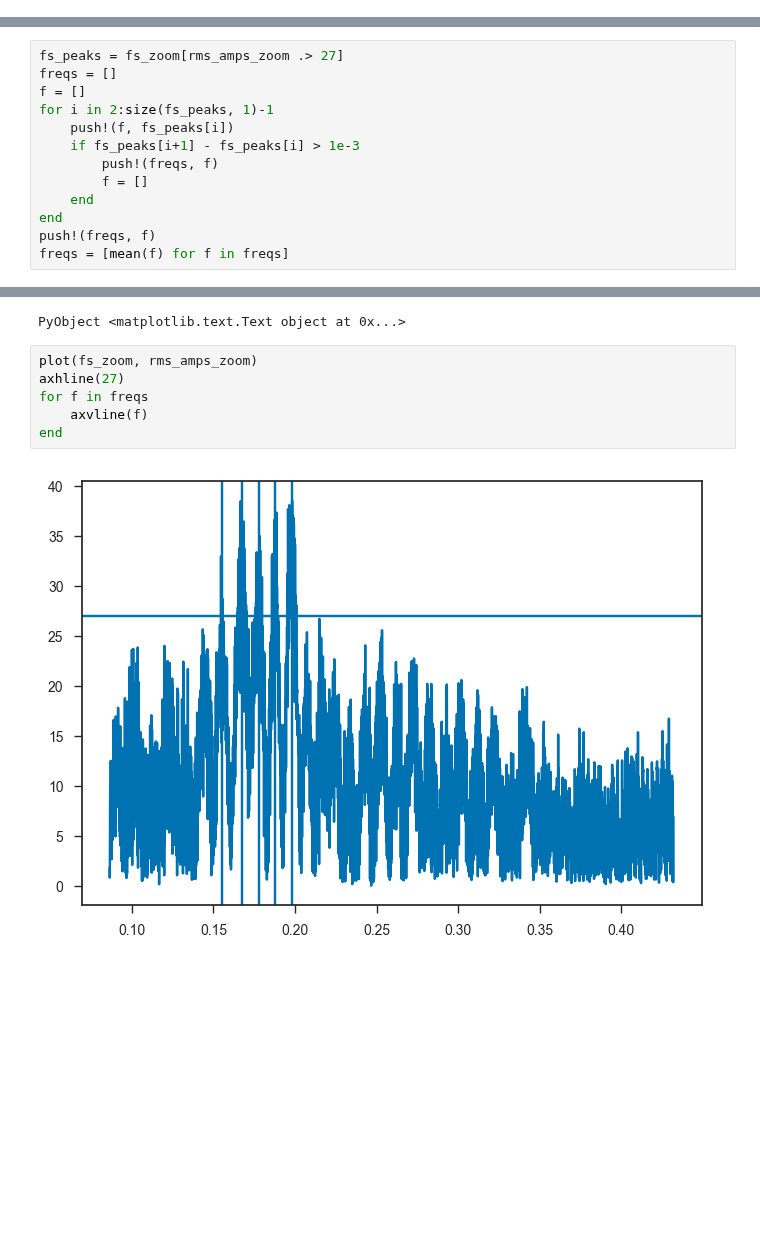
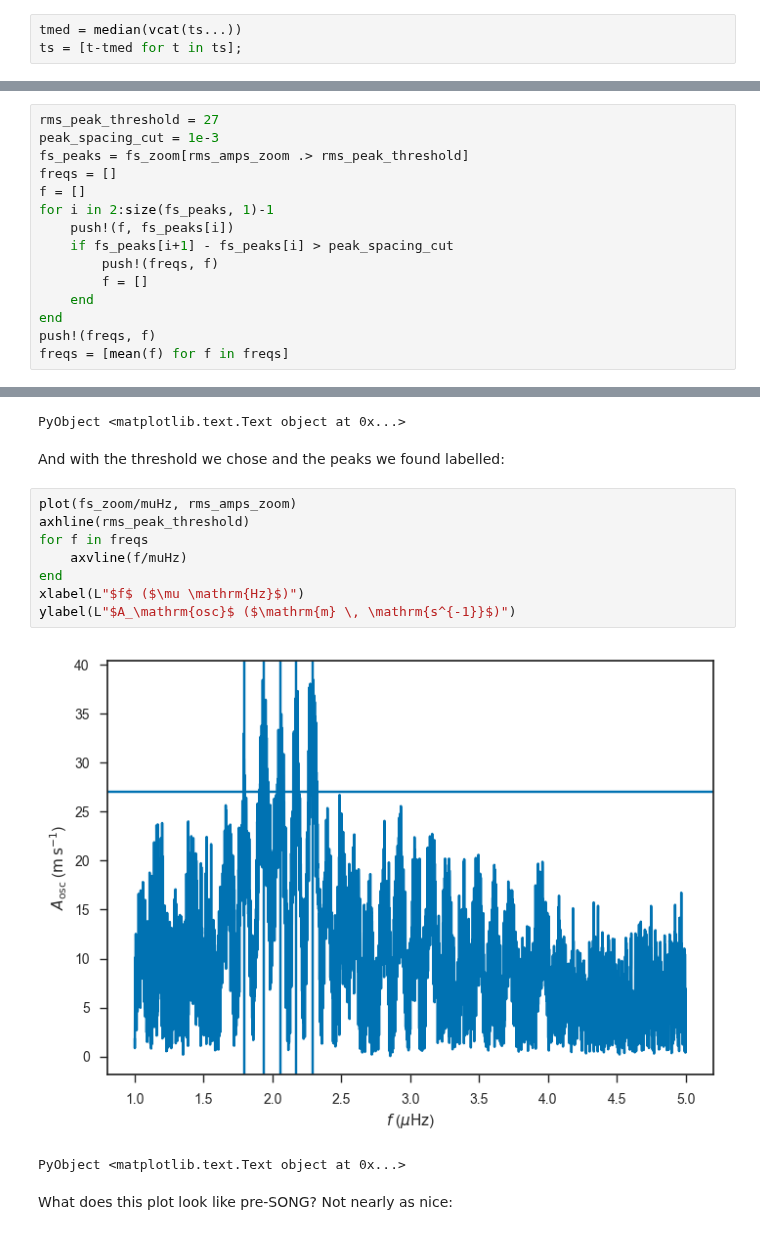
Before and after one commit to farr/Aldebaran, a Jupyter notebook: notebooks/LargeSpacing.ipynb, the cells around one changed output, grey strips where cells are left out. Saved outputs shown, nothing was run; the diff lists cells and outputs as text; blank space fills up the shorter version.

```diff
--- a/notebooks/LargeSpacing.ipynb
+++ b/notebooks/LargeSpacing.ipynb
@@ -22,3 +34,6 @@ ts, ys, dys = Aldebaran.load_timeseries();
+# %%
+tmed = median(vcat(ts...))
+ts = [t-tmed for t in ts];
 # %%
 tmin = minimum([minimum(t) for t in ts])
 tmax = maximum([maximum(t) for t in ts])
@@ -69,10 +68,12 @@ rms_amps_zoom = [sqrt(c[end]^2 + c[end-1]^2) for c in coeffs_zoom];
 # %%
-fs_peaks = fs_zoom[rms_amps_zoom .> 27]
+rms_peak_threshold = 27
+peak_spacing_cut = 1e-3
+fs_peaks = fs_zoom[rms_amps_zoom .> rms_peak_threshold]
 freqs = []
 f = []
 for i in 2:size(fs_peaks, 1)-1
     push!(f, fs_peaks[i])
-    if fs_peaks[i+1] - fs_peaks[i] > 1e-3
+    if fs_peaks[i+1] - fs_peaks[i] > peak_spacing_cut
         push!(freqs, f)
         f = []
     end
@@ -97,11 +107,18 @@ ylabel(L"$A_\mathrm{osc}$ ($\mathrm{m} \, \mathrm{s^{-1}}$)")
 # %% [output]
 [figure]
 PyObject <matplotlib.text.Text object at 0x...>
+# %% [markdown]
+And with the threshold we chose and the peaks we found labelled:
 # %%
-plot(fs_zoom, rms_amps_zoom)
-axhline(27)
+plot(fs_zoom/muHz, rms_amps_zoom)
+axhline(rms_peak_threshold)
 for f in freqs
-    axvline(f)
+    axvline(f/muHz)
 end
+xlabel(L"$f$ ($\mu \mathrm{Hz}$)")
+ylabel(L"$A_\mathrm{osc}$ ($\mathrm{m} \, \mathrm{s^{-1}}$)")
 # %% [output]
-[figure, old version]
+[figure, new version]
+PyObject <matplotlib.text.Text object at 0x...>
+# %% [markdown]
+What does this plot look like pre-SONG?  Not nearly as nice:
```
Also changed, not shown: parts of 37 cells of this notebook, 6 other files.
